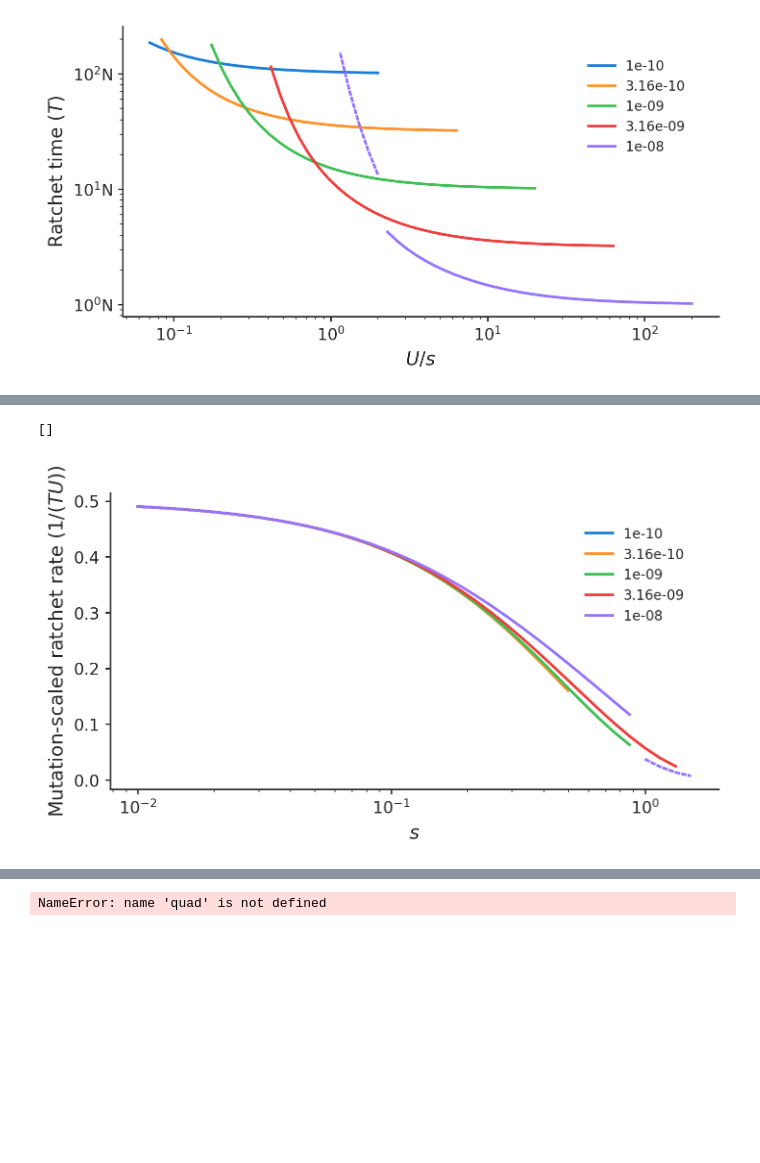
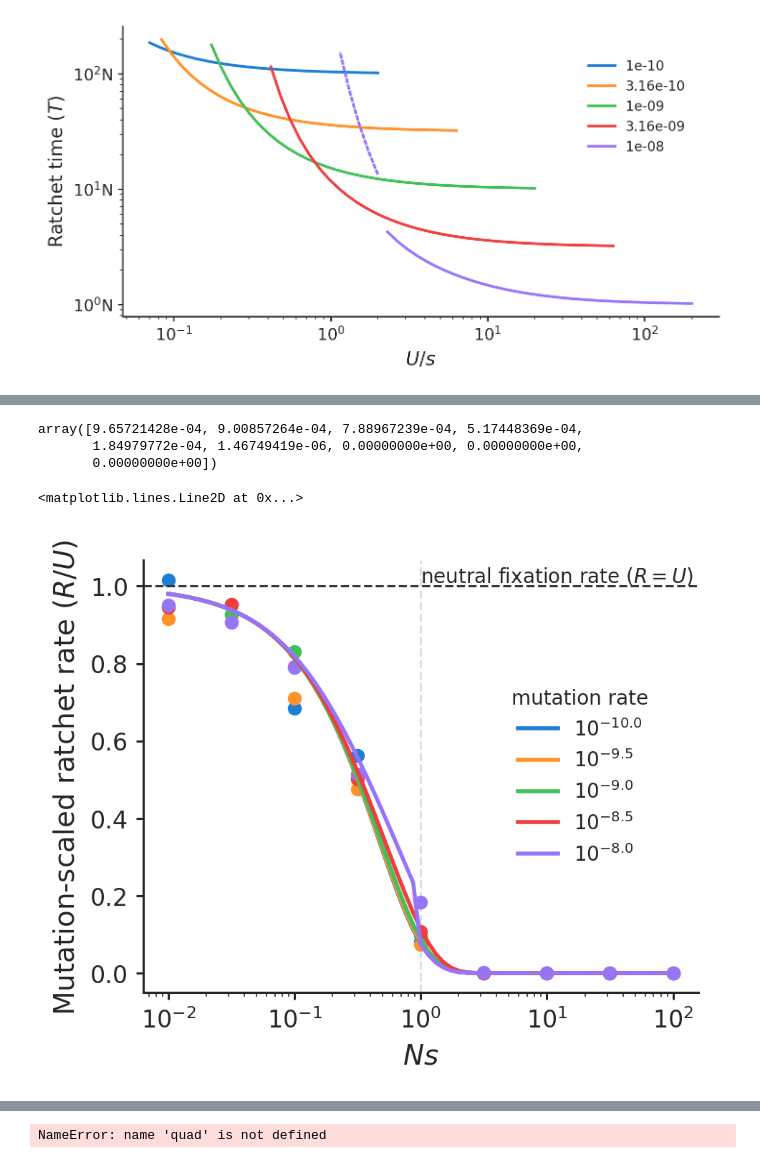
Before and after one commit to vsbuffalo/bprime, a Jupyter notebook: notebooks/region_simulations.ipynb, the cells around one changed output, grey strips where cells are left out. Drawn from its saved outputs; the diff is of its cells as text; code cells hidden in the pictures; blank space fills up the shorter version.

Commit message:
new figures

```diff
--- a/notebooks/region_simulations.ipynb
+++ b/notebooks/region_simulations.ipynb
@@ -321,0 +337,15 @@ ax.set_yticklabels(labels)
+# %%
+def ratchet_rate_estimate(data, buffer=9000):
+    rates = dict()
+    for mu, sh in data.keys():
+        d = data[(mu, sh)]
+        if buffer is not None:
+            d = d[d[:, 0] > buffer, :]
+        X = sm.add_constant(d[:, 0])
+        y = d[:, 1]
+        fit = sm.OLS(y, X).fit()
+        R = fit.params[1]
+        rates[(mu, sh)] = R
+    return rates
+
+rates = ratchet_rate_estimate(rate_data)
@@ -322,32 +360,39 @@ ax.set_yticklabels(labels)
+# %%
+R_est
+# %% [output]
+array([9.65721428e-04, 9.00857264e-04, 7.88967239e-04, 5.17448369e-04,
+       1.84979772e-04, 1.46749419e-06, 0.00000000e+00, 0.00000000e+00,
+       0.00000000e+00])
 # %%
 max_T = 100000
 
-fig, ax = plt.subplots()
+fig, ax = plt.subplots(figsize=(5, 4))
 
 for mu in theory_data.keys():
+    mu_label = f"$10^{{{np.round(np.log10(mu), 2)}}}$"
+    dgs = dg.loc[dg['mu'] == mu]
     U = 2*mu*L
-    s = theory_data[mu][0] * N
+    s = theory_data[mu][0]
     T = theory_data[mu][4]
-    R =  1/(T*U)
-    classic_bgs = np.array([x[-1] for x in theory_data[mu][-1]])
+    R = 2/(T*U)
+    col = next(ax._get_lines.prop_cycler)['color']
+    keep = sN < 1e2
+    ax.plot(N*s[keep], R[keep], c=col, alpha=1, linewidth=2, label=mu_label)
 
-    # classic BGS theory
-    keep = np.isfinite(T) & (T < max_T) & classic_bgs
-    lines = ax.plot(s[keep], R[keep], linewidth=2, linestyle=(0, (2, 0.4)))
-
-    # new theory
-    keep = np.isfinite(T) & (T < max_T) & ~classic_bgs
-    ax.plot(s[keep], R[keep], c=lines[0].get_color(), alpha=1, linewidth=2, label=mu)
-ax.set_ylabel("Mutation-scaled ratchet rate ($1/(T U)$)")
-ax.set_xlabel("$s$")
+    R_est = np.array([rates[(mu, sh)] for sh in dgs['sh']])
+    ax.scatter(dgs['sh']*N, 2*R_est/U, c=col)
+ax.set_ylabel("Mutation-scaled ratchet rate ($R/U$)")
+ax.set_xlabel("$Ns$")
 
 fig.canvas.draw()
-ax.legend()
-#ax.axhline(L/(2*N))
-ax.semilogx()
+ax.legend(title="mutation rate")
+ax.axhline(1, linestyle='dashed', c='0.22')
+ax.annotate("neutral fixation rate ($R = U$)", (1, 1.01), xycoords='data')
+ax.set_xscale('log')
+ax.axvline(1, c='0.88', zorder=-10, linestyle='dashed')
 # %% [output]
-[]
+<matplotlib.lines.Line2D at 0x...>
-[figure, old version]
+[figure, new version]
 # %%
 max_T = 100000
 
```
Also changed, not shown: parts of 6 cells of this notebook, 1 other file.
